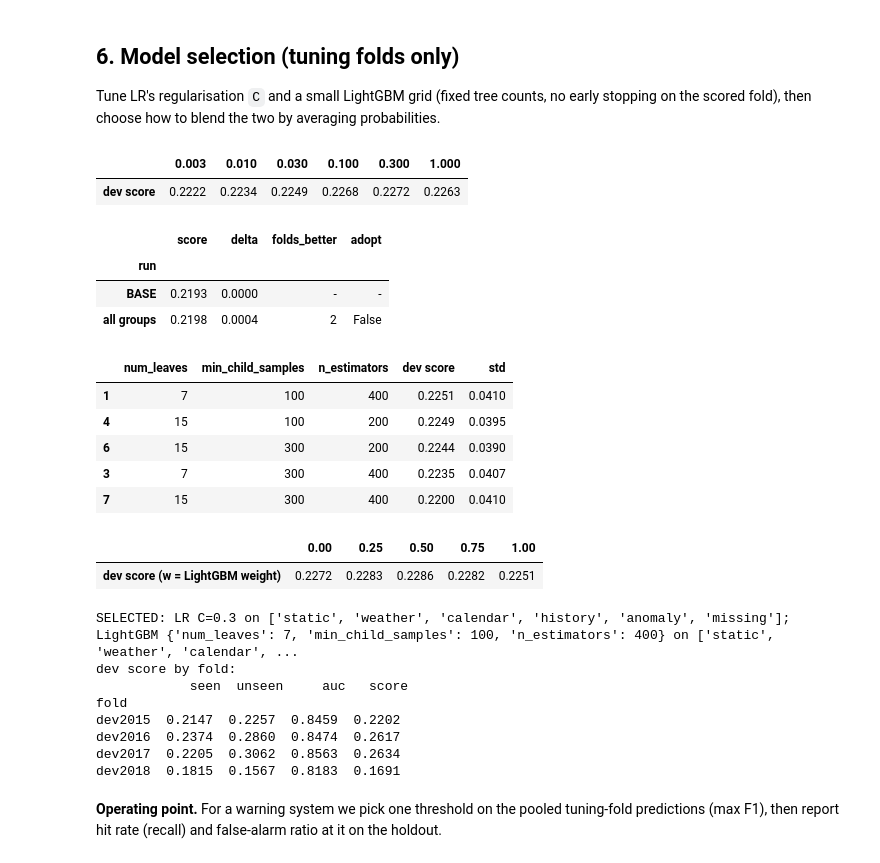
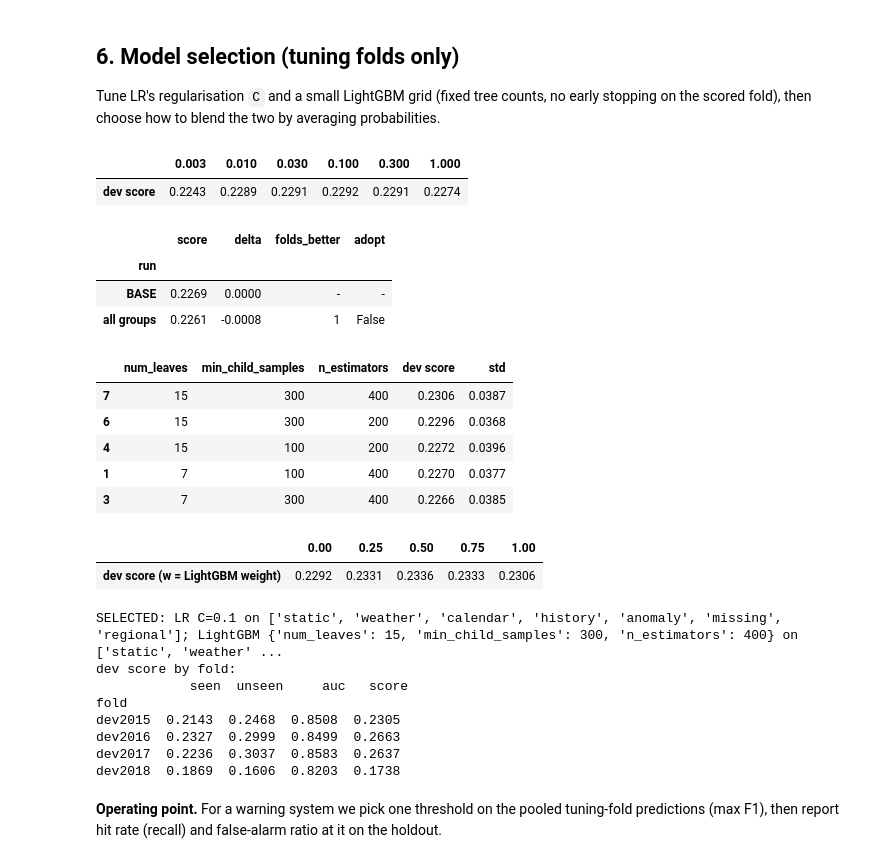
Before and after one commit to aaryan-bahri/iml-midsem-project, a Jupyter notebook: rainfall.ipynb, the cells around one changed output. Saved outputs shown, nothing was run; the diff lists cells and outputs as text; code cells hidden in the pictures.

Commit message:
Spatial Features Approach - Iteration 1. 0.1722 -> 0.1729

```diff
--- a/rainfall.ipynb
+++ b/rainfall.ipynb
@@ -384,0 +432,21 @@ adopted class weight: None
+# %%
+
+FS_BASE = list(FS)                                                 # feature set entering E6
+SPAT = {"regional": ["regional"], "neighbour": ["neighbour"], "upwind": ["upwind"], "all spatial": ["regional", "neighbour", "upwind"]}
+lg_default = dict(n_estimators=300, num_leaves=15, min_child_samples=100)
+
+lr_cur = run(sk(LR(cw=CW), fm(FS_BASE, Gtr), DECAY))[0]
+lg_cur = run(lgbm(fm(FS_BASE, Gtr), DECAY, **lg_default))[0]
+lr_runs = {k: run(sk(LR(cw=CW), fm(FS_BASE + v, Gtr), DECAY))[0] for k, v in SPAT.items()}
+lg_runs = {k: run(lgbm(fm(FS_BASE + v, Gtr), DECAY, **lg_default))[0] for k, v in SPAT.items()}
+e6_lr, e6_lg = compare(lr_cur, lr_runs), compare(lg_cur, lg_runs)
+print("LR:"); display(e6_lr); print("LightGBM:"); display(e6_lg)
+for k in SPAT:
+    log("dev", "E6 spatial features", f"LR + {k}", lr_runs[k]); log("dev", "E6 spatial features", f"LightGBM + {k}", lg_runs[k])
+
+def best_spatial(tab):                                             # best variant that passes the adoption rule, else none
+    ok = tab[tab.adopt == True]
+    return SPAT[ok.score.idxmax()] if len(ok) else []
+SP_LR, SP_LG = best_spatial(e6_lr), best_spatial(e6_lg)
+FS, LGB_FS = FS_BASE + SP_LR, FS_BASE + SP_LG                      # each model keeps its own adopted spatial groups
+print("adopted spatial groups: LR", SP_LR, "| LightGBM", SP_LG)
@@ -389,55 +475,54 @@ Tune LR's regularisation `C` and a small LightGBM grid (fixed tree counts, no ea
 XLR = fm(FS, Gtr)
 lr_res = {C: run(sk(LR(C, CW), XLR, DECAY)) for C in (0.003, 0.01, 0.03, 0.1, 0.3, 1.0)}
 lr_tab = pd.Series({C: r.score.mean() for C, (r, _) in lr_res.items()}, name="dev score"); display(lr_tab.to_frame().T)
 C_BEST = lr_tab.idxmax(); lr_r, lr_p = lr_res[C_BEST]
 log("dev", "tuning", f"LR C={C_BEST}", lr_r, f"features {FS}, decay {DECAY}, cw {CW}")
 
 # does LightGBM prefer the richer feature set?
-lg_default = dict(n_estimators=300, num_leaves=15, min_child_samples=100)
-r_fs  = run(lgbm(fm(FS, Gtr),  DECAY, **lg_default))[0]
-r_all = run(lgbm(fm(ALL, Gtr), DECAY, **lg_default))[0]
+r_fs  = run(lgbm(fm(LGB_FS, Gtr), DECAY, **lg_default))[0]
+r_all = run(lgbm(fm(ALL + SP_LG, Gtr), DECAY, **lg_default))[0]
 cmp = compare(r_fs, {"all groups": r_all}); display(cmp)
-LGB_GROUPS = ALL if cmp.loc["all groups", "adopt"] else FS
+LGB_GROUPS = ALL + SP_LG if cmp.loc["all groups", "adopt"] else LGB_FS
 XLG = fm(LGB_GROUPS, Gtr)
 
 grid = [dict(num_leaves=nl, min_child_samples=mc, n_estimators=ne) for nl in (7, 15) for mc in (100, 300) for ne in (200, 400)]
 lg_res = [(kw, *run(lgbm(XLG, DECAY, **kw))) for kw in grid]
 lg_tab = pd.DataFrame([{**kw, "dev score": r.score.mean(), "std": r.score.std()} for kw, r, _ in lg_res]).sort_values("dev score", ascending=False)
 display(lg_tab.head(5))
 LG_BEST, lg_r, lg_p = max(lg_res, key=lambda t: t[1].score.mean())
 log("dev", "tuning", f"LightGBM {LG_BEST}", lg_r, f"features {LGB_GROUPS}, decay {DECAY}")
 
 # blend LR and LightGBM probabilities
 blend = lambda w, a, b: {k: w * a[k] + (1 - w) * b[k] for k in a}
 bl_tab = {w: table(blend(w, lg_p, lr_p), DEV).score.mean() for w in (0, 0.25, 0.5, 0.75, 1.0)}
 display(pd.Series(bl_tab, name="dev score (w = LightGBM weight)").to_frame().T)
 W = max(bl_tab, key=bl_tab.get)
 dev_final = blend(W, lg_p, lr_p); final_r = table(dev_final, DEV); log("dev", "tuning", f"blend w_lgbm={W}", final_r)
 print(f"SELECTED: LR C={C_BEST} on {FS}; LightGBM {LG_BEST} on {LGB_GROUPS}; decay={DECAY}; class_weight={CW}; LightGBM weight={W}")
 print("dev score by fold:\n", final_r.round(4))
 # %% [output]
 |  | 0.003 | 0.010 | 0.030 | 0.100 | 0.300 | 1.000 |
-| dev score | 0.2222 | 0.2234 | 0.2249 | 0.2268 | 0.2272 | 0.2263 |
+| dev score | 0.2243 | 0.2289 | 0.2291 | 0.2292 | 0.2291 | 0.2274 |
 |  | score | delta | folds_better | adopt |
 | run |  |  |  |  |
-| BASE | 0.2193 | 0.0000 | - | - |
-| all groups | 0.2198 | 0.0004 | 2 | False |
+| BASE | 0.2269 | 0.0000 | - | - |
+| all groups | 0.2261 | -0.0008 | 1 | False |
 |  | num_leaves | min_child_samples | n_estimators | dev score | std |
-| 1 | 7 | 100 | 400 | 0.2251 | 0.0410 |
-| 4 | 15 | 100 | 200 | 0.2249 | 0.0395 |
-| 6 | 15 | 300 | 200 | 0.2244 | 0.0390 |
-| 3 | 7 | 300 | 400 | 0.2235 | 0.0407 |
-| 7 | 15 | 300 | 400 | 0.2200 | 0.0410 |
+| 7 | 15 | 300 | 400 | 0.2306 | 0.0387 |
+| 6 | 15 | 300 | 200 | 0.2296 | 0.0368 |
+| 4 | 15 | 100 | 200 | 0.2272 | 0.0396 |
+| 1 | 7 | 100 | 400 | 0.2270 | 0.0377 |
+| 3 | 7 | 300 | 400 | 0.2266 | 0.0385 |
 |  | 0.00 | 0.25 | 0.50 | 0.75 | 1.00 |
-| dev score (w = LightGBM weight) | 0.2272 | 0.2283 | 0.2286 | 0.2282 | 0.2251 |
+| dev score (w = LightGBM weight) | 0.2292 | 0.2331 | 0.2336 | 0.2333 | 0.2306 |
-SELECTED: LR C=0.3 on ['static', 'weather', 'calendar', 'history', 'anomaly', 'missing']; LightGBM {'num_leaves': 7, 'min_child_samples': 100, 'n_estimators': 400} on ['static', 'weather', 'calendar', ...
+SELECTED: LR C=0.1 on ['static', 'weather', 'calendar', 'history', 'anomaly', 'missing', 'regional']; LightGBM {'num_leaves': 15, 'min_child_samples': 300, 'n_estimators': 400} on ['static', 'weather' ...
 dev score by fold:
             seen  unseen     auc   score
 fold
-dev2015  0.2147  0.2257  0.8459  0.2202
-dev2016  0.2374  0.2860  0.8474  0.2617
-dev2017  0.2205  0.3062  0.8563  0.2634
-dev2018  0.1815  0.1567  0.8183  0.1691
+dev2015  0.2143  0.2468  0.8508  0.2305
+dev2016  0.2327  0.2999  0.8499  0.2663
+dev2017  0.2236  0.3037  0.8583  0.2637
+dev2018  0.1869  0.1606  0.8203  0.1738
 # %% [markdown]
 **Operating point.** For a warning system we pick one threshold on the pooled tuning-fold predictions (max F1), then report hit rate (recall) and false-alarm ratio at it on the holdout.
 # %%
```
Also changed, not shown: parts of 10 cells of this notebook, 3 other files.
